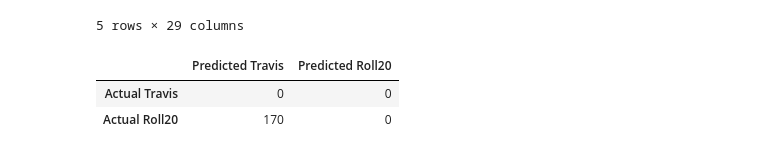
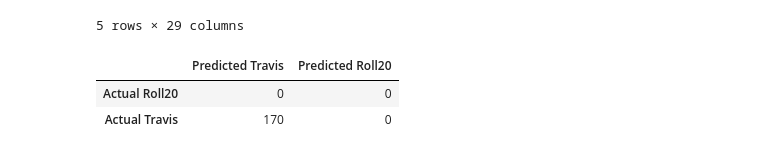
Before and after one commit to kipmccharen/Bayesian-Adventure-Zone, a Jupyter notebook: Naive_DnD.ipynb, the cells around one changed output. Drawn from its saved outputs; the diff is of its cells as text; code cells hidden in the pictures.

```diff
--- a/Naive_DnD.ipynb
+++ b/Naive_DnD.ipynb
@@ -240,7 +240,9 @@ confusing_dnd
 # %%
 # run previously built model only on Travis data
+travis_data = data2
 
-travis_data = data2
+# change classification to 1 instead of 0
+travis_data["deter"] = 1
 # bin rolls
 travis_data["new_rolls"] = pd.cut(travis_data.roll, bins=[0, 12, 20], labels=["0-11", "12-20"])
 travis_data = travis_data.drop(["roll", "id", "season", "episode", "mod", "critical"], axis=1)
@@ -328,12 +330,12 @@ for i in range(nrows):
         FP += 1
 # %%
 # build the confusion matrix
-confusing_dnd = pd.DataFrame(columns = ["Predicted Travis", "Predicted Roll20"], index = ["Actual Travis", "Actual Roll20"])
+confusing_dnd = pd.DataFrame(columns = ["Predicted Travis", "Predicted Roll20"], index = ["Actual Roll20", "Actual Travis"])
 
-confusing_dnd["Predicted Travis"] = [TN, FN]
-confusing_dnd["Predicted Roll20"] = [FP, TP]
+confusing_dnd["Predicted Roll20"] = [TN, FN]
+confusing_dnd["Predicted Travis"] = [FP, TP]
 confusing_dnd
 # %% [output]
 |  | Predicted Travis | Predicted Roll20 |
-| Actual Travis | 0 | 0 |
-| Actual Roll20 | 170 | 0 |
+| Actual Roll20 | 0 | 0 |
+| Actual Travis | 170 | 0 |
```
Also changed, not shown: parts of 1 cell of this notebook.
